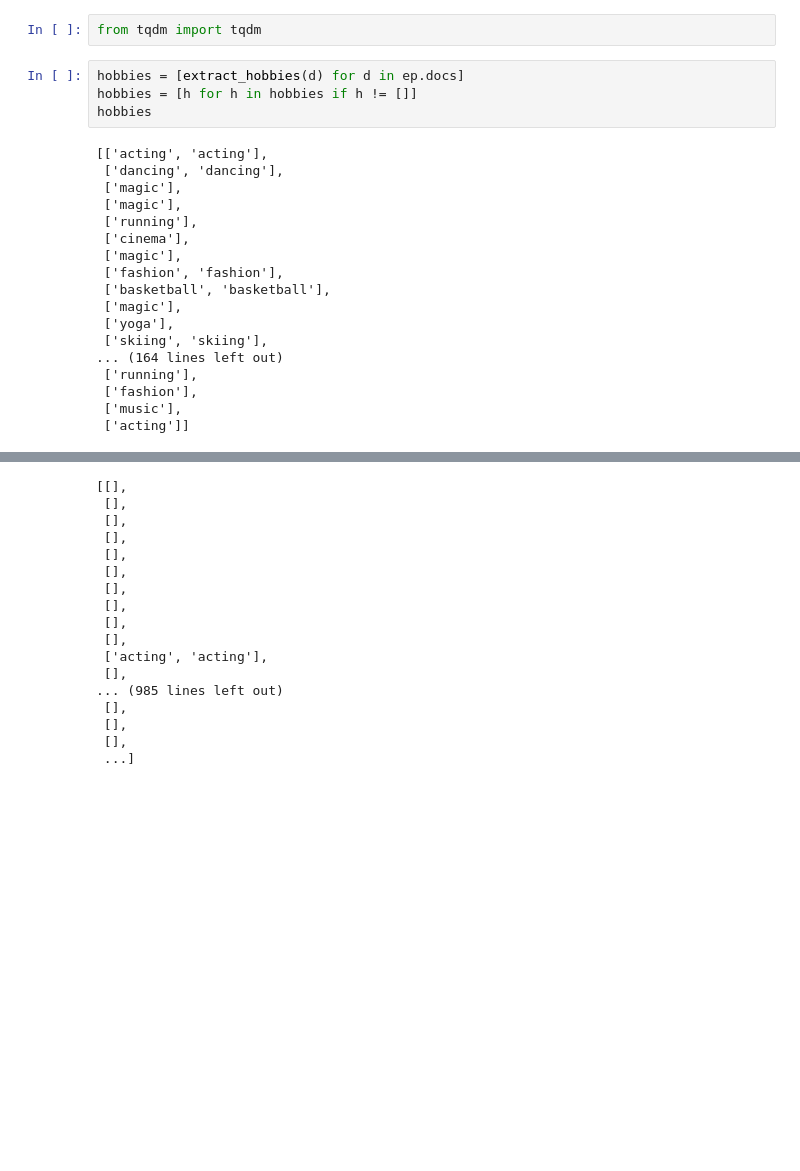
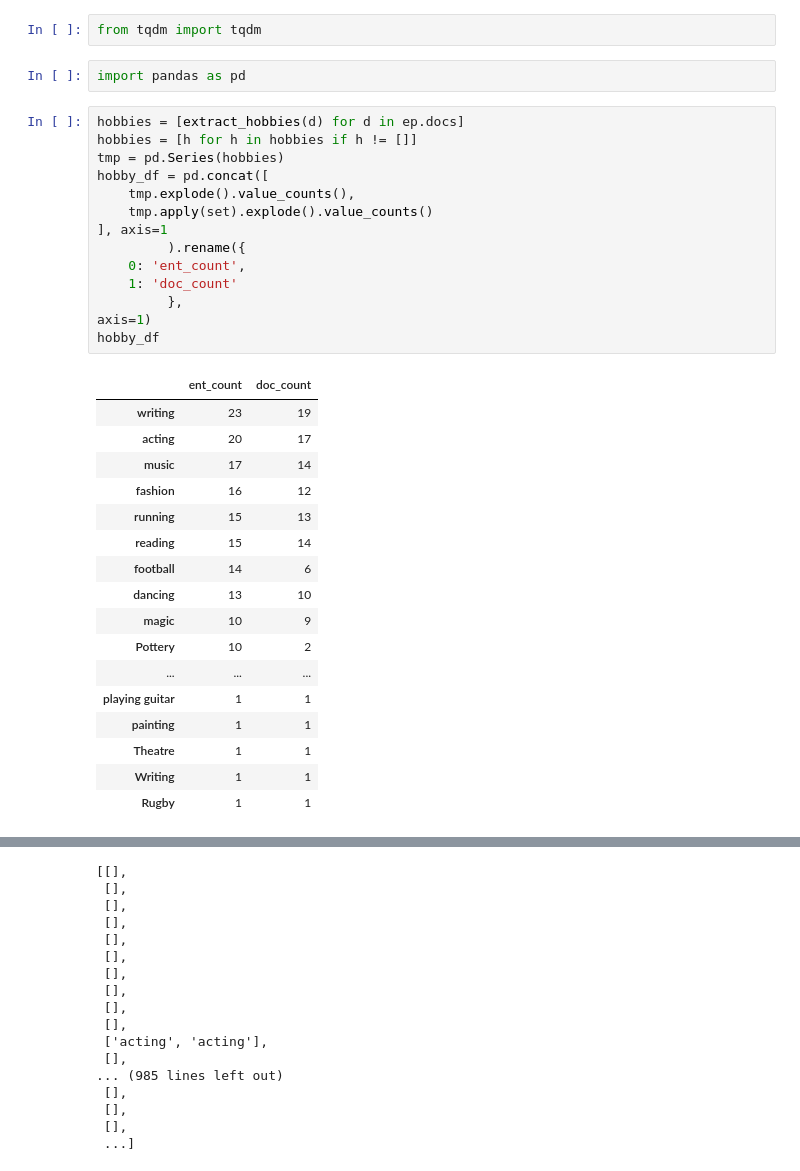
Before and after one commit to murilobellatini/RelNetCare, a Jupyter notebook: reports/create_features_identify_entity_distances.ipynb, the cells around one changed output, grey strips where cells are left out. Saved outputs shown, nothing was run; the diff lists cells and outputs as text; blank space fills up the shorter version.

```diff
--- a/reports/create_features_identify_entity_distances.ipynb
+++ b/reports/create_features_identify_entity_distances.ipynb
@@ -244,25 +532,37 @@ print(hobbies)
 []
 # %%
 from tqdm import tqdm
+# %%
+import pandas as pd
 # %%
 hobbies = [extract_hobbies(d) for d in ep.docs]
 hobbies = [h for h in hobbies if h != []]
-hobbies
+tmp = pd.Series(hobbies)
+hobby_df = pd.concat([
+    tmp.explode().value_counts(),
+    tmp.apply(set).explode().value_counts()
+], axis=1
+         ).rename({
+    0: 'ent_count',
+    1: 'doc_count'
+         },
+axis=1)
+hobby_df
 # %% [output]
-[['acting', 'acting'],
- ['dancing', 'dancing'],
- ['magic'],
- ['magic'],
- ['running'],
- ['cinema'],
- ['magic'],
- ['fashion', 'fashion'],
- ['basketball', 'basketball'],
- ['magic'],
- ['yoga'],
- ['skiing', 'skiing'],
-... (164 lines left out)
- ['running'],
- ['fashion'],
- ['music'],
- ['acting']]
+|  | ent_count | doc_count |
+| writing | 23 | 19 |
+| acting | 20 | 17 |
+| music | 17 | 14 |
+| fashion | 16 | 12 |
+| running | 15 | 13 |
+| reading | 15 | 14 |
+| football | 14 | 6 |
+| dancing | 13 | 10 |
+| magic | 10 | 9 |
+| Pottery | 10 | 2 |
+| ... | ... | ... |
+| playing guitar | 1 | 1 |
+| painting | 1 | 1 |
+| Theatre | 1 | 1 |
+| Writing | 1 | 1 |
+| Rugby | 1 | 1 |
```
Also changed, not shown: parts of 21 cells of this notebook, 2 other files.
